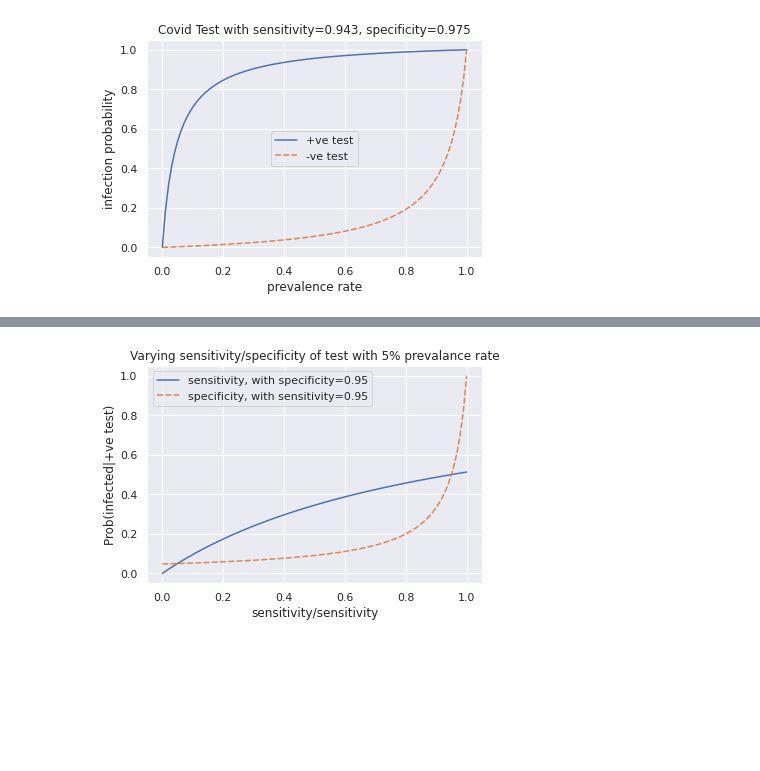
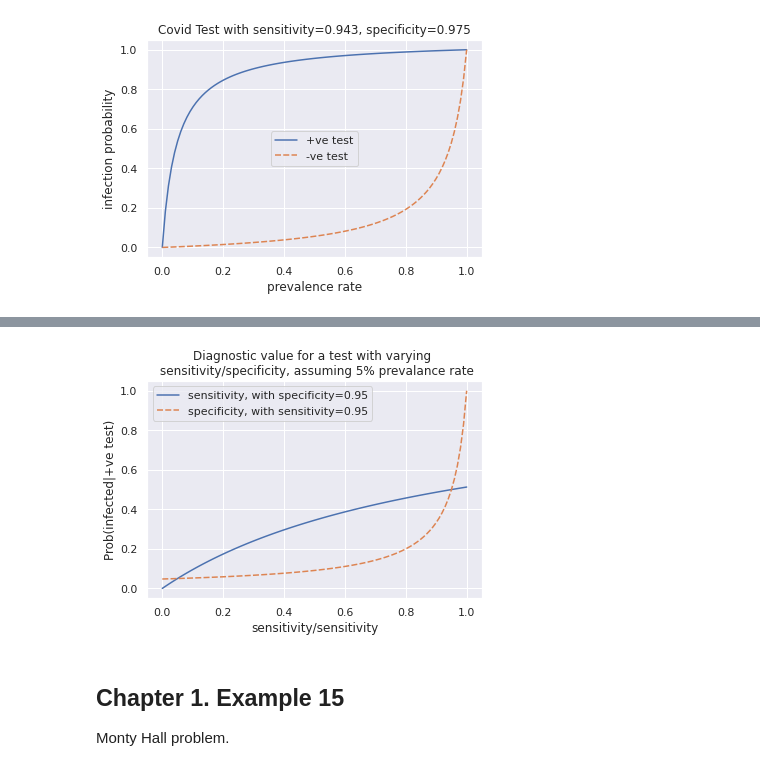
Before and after one commit to manishbayesian/bayesianbookpub, a Jupyter notebook: Chapter1_BayesCalculator,_Examples_X_XX.ipynb, the cells around one changed output, grey strips where cells are left out. Drawn from its saved outputs; the diff is of its cells as text; code cells hidden in the pictures; blank space fills up the shorter version.

```diff
--- a/Chapter1_BayesCalculator,_Examples_X_XX.ipynb
+++ b/Chapter1_BayesCalculator,_Examples_X_XX.ipynb
@@ -22,16 +22,17 @@ class BayesCalculator:
   """
 
   def __init__(self, hypotheses, prior=None):
-      """Prints what the animals name is and what sound it makes.
+      """Initialize with hypotheses.
 
-        If the argument `sound` isn't passed in, the default Animal
-        sound is used.
+      If argument `prior` is not passed in, a uniform prior is assumed.
 
-        Parameters
-        ----------
-        sound : str, optional
-            The sound the animal makes (default is None)
-        """
+      Parameters
+      ----------
+      hypotheses : List[str]
+          the list of hypotheses [X1, X2, ..., Xn]
+      prior : List[float]
+          the prior probabilities [Pr(X1),Pr(X2),...,Pr(Xn)]. Default is None, in which Pr(Xi)=1/n for all i.
+      """
       if  prior is None:
         prior = np.ones(len(hypotheses))
       else:
@@ -70,6 +71,13 @@ class BayesCalculator:
     return self._bayes_df
 
   def update(self, data, likelihood=None):
+    """Calculate evidence Pr(D) and
+       update posterior [Pr(X1|D),Pr(X2|D),...,Pr(Xn|D)]
+
+    data: D
+    likelihood:[Pr(D|X1),Pr(D|X2),...,Pr(D|Xn)]
+
+    """
     if likelihood is None:
       likelihood = self._likelihoods[data]
     self._bayes_df['likelihood'] = likelihood
@@ -254,10 +283,13 @@ for s in ss_values:
 # %%
 infected_prob = pd.DataFrame({'sensitivity, with specificity=0.95':covid_rate_sens,
                               'specificity, with sensitivity=0.95':covid_rate_spec},
                               index=ss_values)
 sns.lineplot(data=infected_prob).set(xlabel='sensitivity/sensitivity',
                                      ylabel='Prob(infected|+ve test)',
-                                     title='Varying sensitivity/specificity of test with 5% prevalance rate')
+                                     title='Diagnostic value for a test with varying \n sensitivity/specificity, assuming 5% prevalance rate')
 plt.show()
 # %% [output]
-[figure, old version]
+[figure, new version]
+# %% [markdown]
+## Chapter 1. Example 15
+Monty Hall problem.
```
Also changed, not shown: parts of 24 cells of this notebook.
